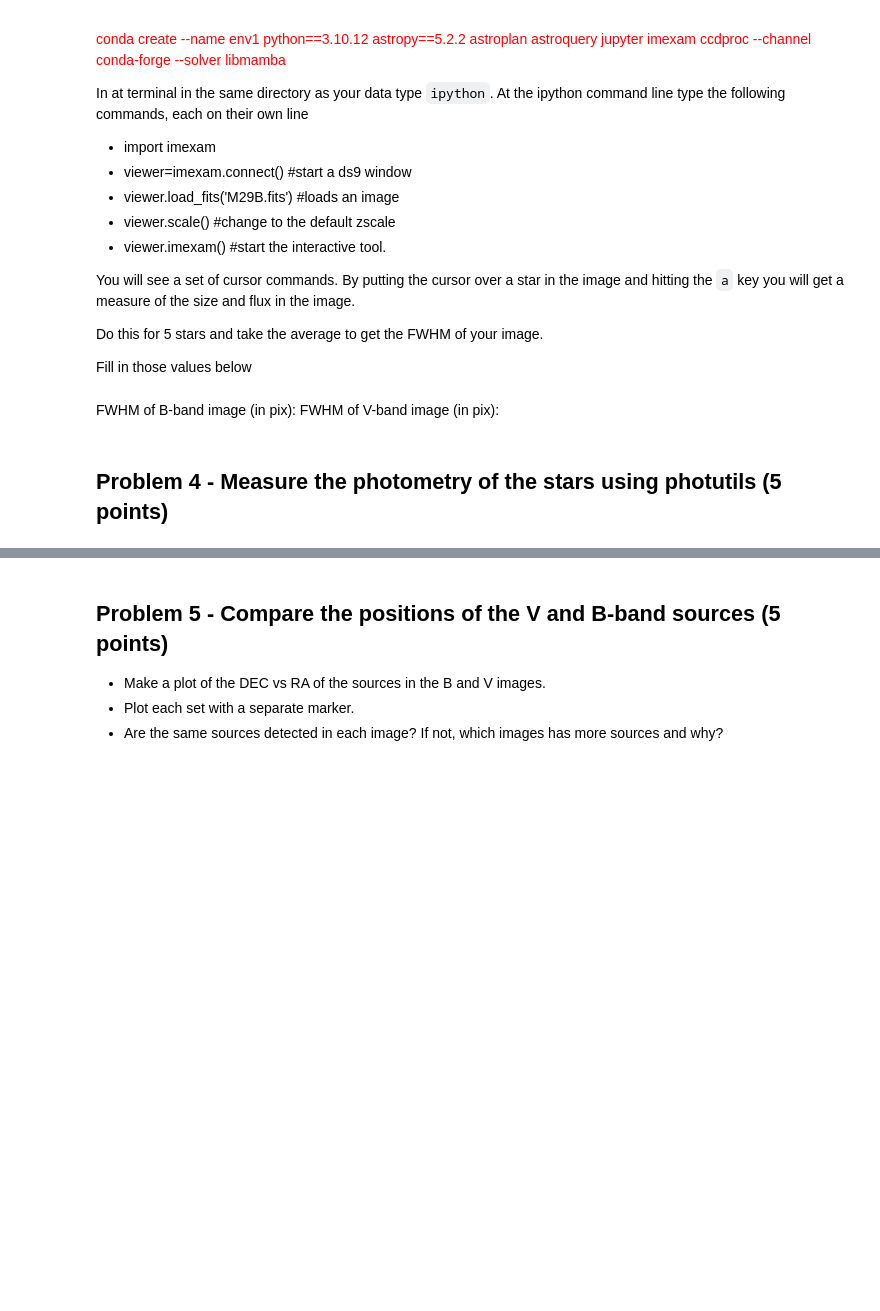
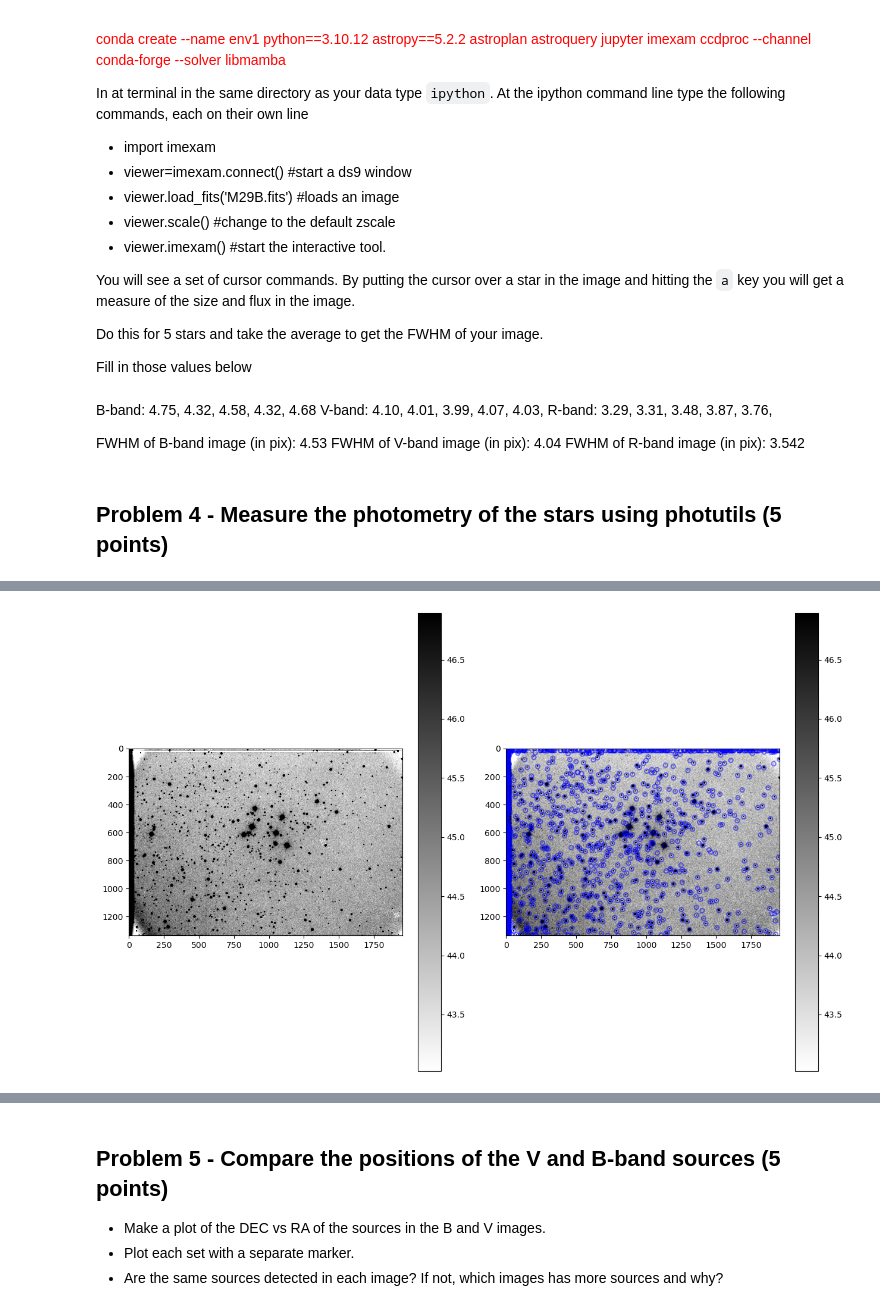
Before and after one commit to OZafuta/Reductionproject_student, a Jupyter notebook: cluster_photometry_student.ipynb, the cells around one changed output, grey strips where cells are left out. Saved outputs shown, nothing was run; the diff lists cells and outputs as text; code cells hidden in the pictures; blank space fills up the shorter version.

```diff
--- a/cluster_photometry_student.ipynb
+++ b/cluster_photometry_student.ipynb
@@ -326,9 +317,14 @@ Do this for 5 stars and take the average to get the FWHM of your image.
 
 
 Fill in those values below
-# %% [markdown]
-FWHM of B-band image (in pix):
-FWHM of V-band image (in pix):
+# %% [markdown]
+B-band: 4.75, 4.32, 4.58, 4.32, 4.68
+V-band: 4.10, 4.01, 3.99, 4.07, 4.03,
+R-band: 3.29, 3.31, 3.48, 3.87, 3.76,
+
+FWHM of B-band image (in pix): 4.53
+FWHM of V-band image (in pix): 4.04
+FWHM of R-band image (in pix): 3.542
 # %% [markdown]
 ## Problem 4 - Measure the photometry of the stars using photutils  (5 points)
 # %%
@@ -342,7 +338,7 @@ mean_b, median_b, std_b = sigma_clipped_stats(data_b, sigma=3.0)
 # set up daofind, with info about our image fwhm and the detection threshold
 #*****************************************
 # update with the FWHM that you measured from the imexam
-daofind = DAOStarFinder(fwhm=, threshold=5.*std_b)
+daofind = DAOStarFinder(fwhm=4.53, threshold=5.*std_b)
 
 # detect sources, using the image - median, which subtracts the sky level from image,
 # assuming a sky that is constant across the iamge
@@ -371,3 +367,4 @@ apertures = CircularAperture(positions, r=15.)
 imdisplay(data_b)
 #plot the apertures.  the ';' at the end suppresses some messy output
 apertures.plot(color='blue', lw=1.5, alpha=0.5);
+# %% [output]
@@ -373,0 +372 @@ apertures.plot(color='blue', lw=1.5, alpha=0.5);
+[figure, added]
```
Also changed, not shown: parts of 10 cells of this notebook.
